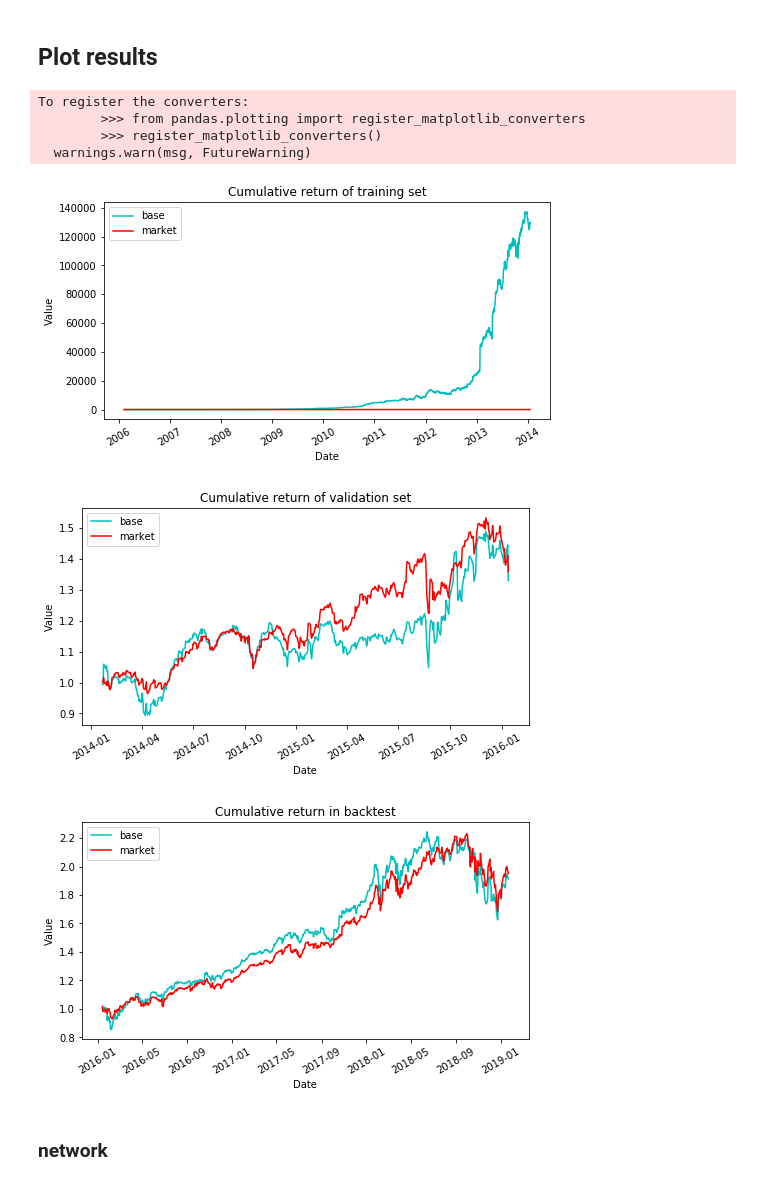
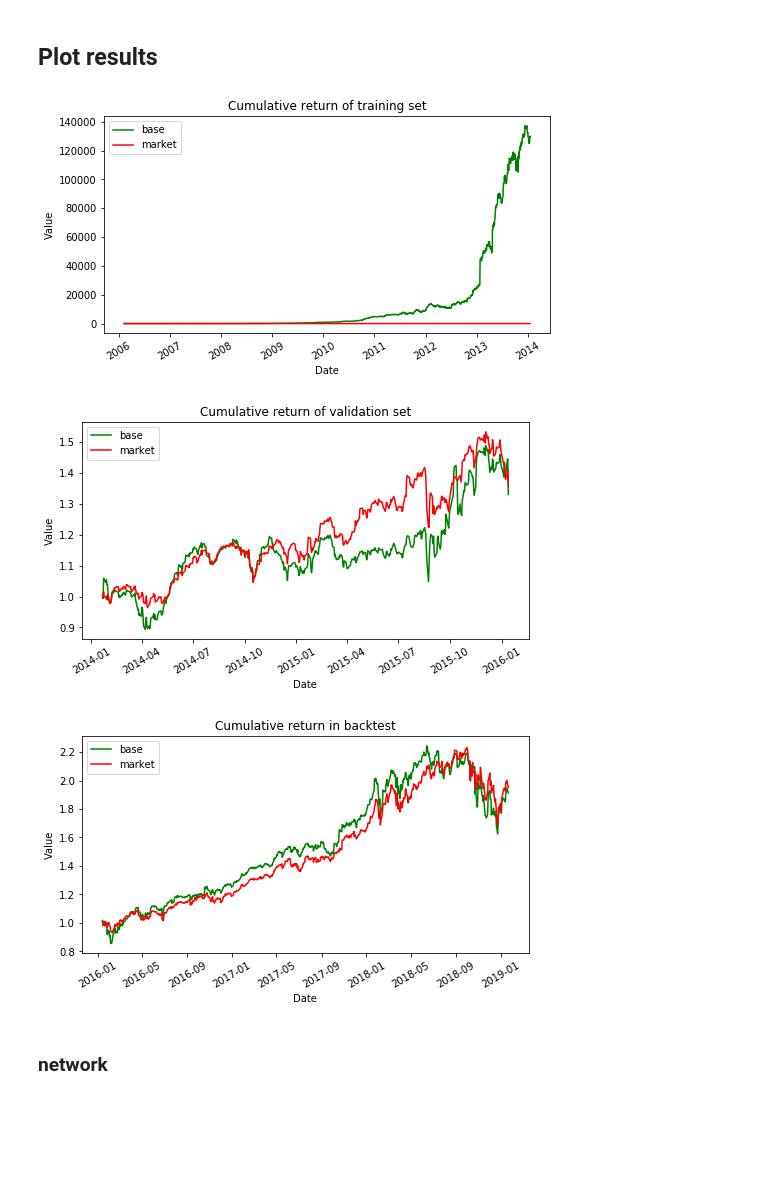
Before and after one commit to yanxurui/portfolio, a Jupyter notebook: analysis.ipynb, the cells around one changed output. Cells and saved outputs as stored; diff of their text form; code cells hidden in the pictures; blank space fills up the shorter version.

Commit message:
Improve: avoid warning

```diff
--- a/analysis.ipynb
+++ b/analysis.ipynb
@@ -7,6 +7,8 @@ import pandas as pd
 from pathlib import Path
 import matplotlib.pyplot as plt
 %matplotlib inline
+from pandas.plotting import register_matplotlib_converters
+register_matplotlib_converters()
 
 from dataset import StockData
 data = StockData('data.csv', features=['Open', 'High', 'Low', 'Close'])
@@ -29,7 +31,7 @@ def plot(df, title=''):
     ax.set_title(title)
     for c in df.columns:
         if 'base' in c:
-            color = 'c'
+            color = 'green'
         elif 'market' in c:
             color = 'red'
         else:
@@ -42,41 +44,37 @@ def expand_dir(save_dir):
     sub_dirs = next(os.walk(save_dir))[1]
     if sub_dirs:
         return [save_dir.joinpath(sub) for sub in sub_dirs]
     else:
         return [save_dir]
 
 def compare_with_base(save_dir, base_name='base'):
     test = {}
     save_dirs = expand_dir(Path(save_dir))
     for save_dir in save_dirs:
         name = os.path.basename(save_dir)
         test[name] = pd.read_csv(save_dir.joinpath('test_summary.csv'), index_col=0)['ret']
-    test['CNN(base)'] = pd.read_csv('exp/base/test_summary.csv', index_col=0)['ret']
+    test[base_name] = pd.read_csv('exp/base/test_summary.csv', index_col=0)['ret']
     fig3 = plot(pd.DataFrame(test), 'Cumulative return in backtest')
 
 
 save_dir = Path('exp/base')
 
 train = {}
 valid = {}
 test = {}
 save_dirs = expand_dir(save_dir)
 for save_dir in save_dirs:
     name = os.path.basename(save_dir)
     train[name] = pd.read_csv(save_dir.joinpath('train_last_epoch.csv'), index_col=0)['ret']
     valid[name] = pd.read_csv(save_dir.joinpath('valid_best_epoch.csv'), index_col=0)['ret']
     test[name] = pd.read_csv(save_dir.joinpath('test_summary.csv'), index_col=0)['ret']
 fig1 = plot(pd.DataFrame(train), 'Cumulative return of training set')
 fig2 = plot(pd.DataFrame(valid), 'Cumulative return of validation set')
 fig3 = plot(pd.DataFrame(test), 'Cumulative return in backtest')
 # %% [output]
-To register the converters:
-        >>> from pandas.plotting import register_matplotlib_converters
-        >>> register_matplotlib_converters()
-  warnings.warn(msg, FutureWarning)
-[figure, old version]
+[figure, new version]
-[figure, old version]
+[figure, new version]
-[figure, old version]
+[figure, new version]
 # %% [markdown]
 ### network
 # %%
```
Also changed, not shown: parts of 7 cells of this notebook.
